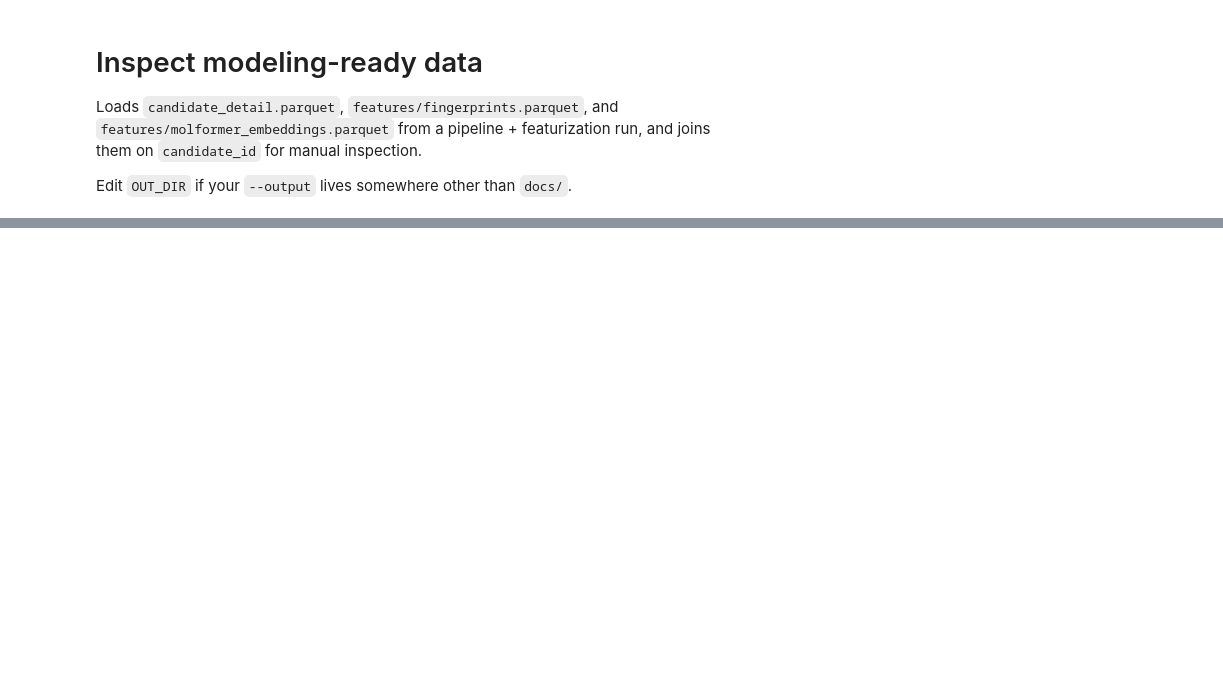
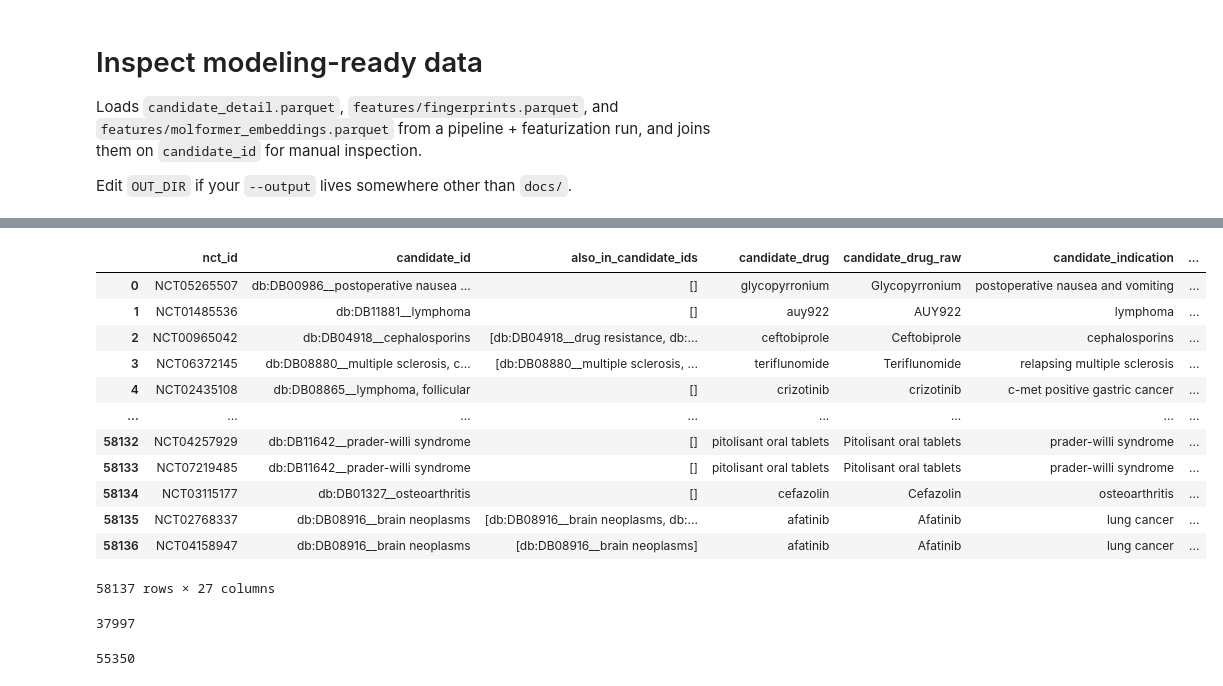
Before and after one commit to samirkt/drug-success-report, a Jupyter notebook: inspect_modeling_data.ipynb, the cells around one changed output, grey strips where cells are left out. Cells and saved outputs as stored; diff of their text form; code cells hidden in the pictures; blank space fills up the shorter version.

```diff
--- a/inspect_modeling_data.ipynb
+++ b/inspect_modeling_data.ipynb
@@ -23,3 +23,7 @@ docs/features/molformer_embeddings.parquet: OK
+# %%
+TRIAL_PATH = OUT_DIR / 'trial_detail.parquet'
+# %%
+trials = pd.read_parquet(TRIAL_PATH)
 # %%
 candidates = pd.read_parquet(CAND_PATH)
 print('shape:', candidates.shape)
@@ -115,0 +114,24 @@ Name: 0, dtype: object
+# %%
+trials
+# %% [output]
+|  | nct_id | candidate_id | also_in_candidate_ids | candidate_drug | candidate_drug_raw | candidate_indication | ... |
+| 0 | NCT05265507 | db:DB00986__postoperative nausea ... | [] | glycopyrronium | Glycopyrronium | postoperative nausea and vomiting | ... |
+| 1 | NCT01485536 | db:DB11881__lymphoma | [] | auy922 | AUY922 | lymphoma | ... |
+| 2 | NCT00965042 | db:DB04918__cephalosporins | [db:DB04918__drug resistance, db:... | ceftobiprole | Ceftobiprole | cephalosporins | ... |
+| 3 | NCT06372145 | db:DB08880__multiple sclerosis, c... | [db:DB08880__multiple sclerosis, ... | teriflunomide | Teriflunomide | relapsing multiple sclerosis | ... |
+| 4 | NCT02435108 | db:DB08865__lymphoma, follicular | [] | crizotinib | crizotinib | c-met positive gastric cancer | ... |
+| ... | ... | ... | ... | ... | ... | ... | ... |
+| 58132 | NCT04257929 | db:DB11642__prader-willi syndrome | [] | pitolisant oral tablets | Pitolisant oral tablets | prader-willi syndrome | ... |
+| 58133 | NCT07219485 | db:DB11642__prader-willi syndrome | [] | pitolisant oral tablets | Pitolisant oral tablets | prader-willi syndrome | ... |
+| 58134 | NCT03115177 | db:DB01327__osteoarthritis | [] | cefazolin | Cefazolin | osteoarthritis | ... |
+| 58135 | NCT02768337 | db:DB08916__brain neoplasms | [db:DB08916__brain neoplasms, db:... | afatinib | Afatinib | lung cancer | ... |
+| 58136 | NCT04158947 | db:DB08916__brain neoplasms | [db:DB08916__brain neoplasms] | afatinib | Afatinib | lung cancer | ... |
+58137 rows × 27 columns
+# %%
+len(trials.candidate_id.unique())
+# %% [output]
+37997
+# %%
+len(candidates.candidate_id.unique())
+# %% [output]
+55350
```
Also changed, not shown: parts of 7 cells of this notebook, 5 other files.
